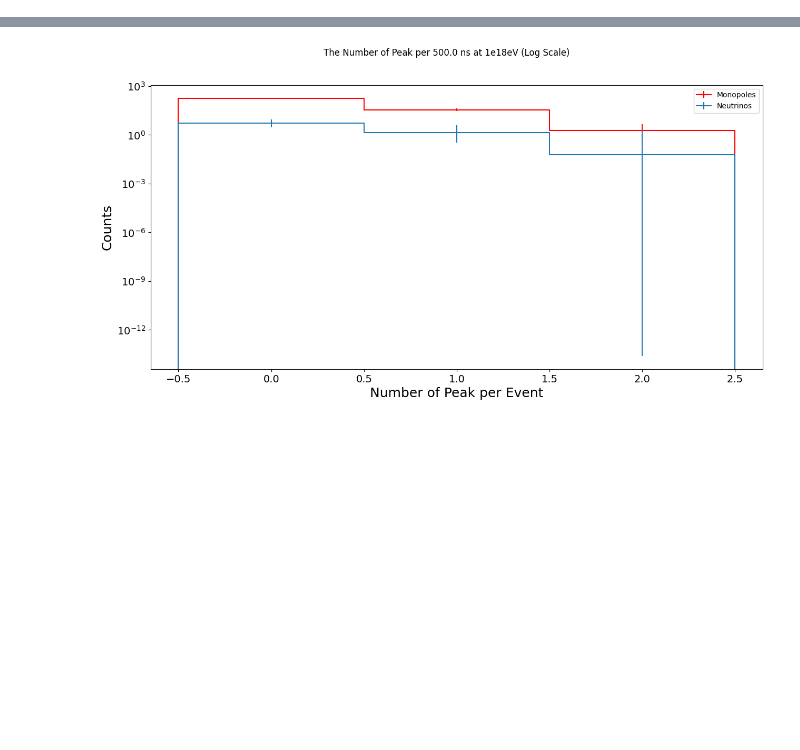
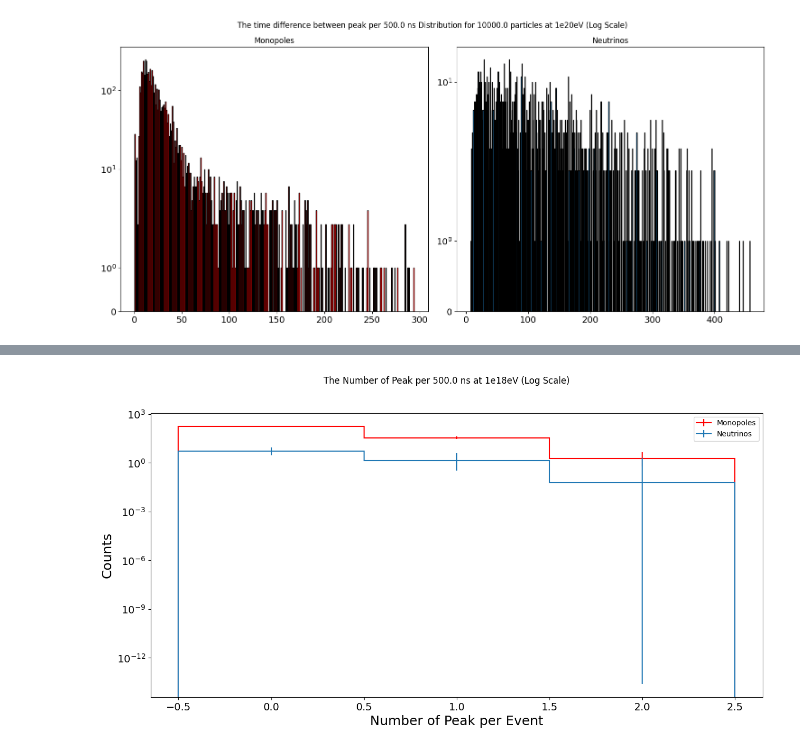
Before and after one commit to Teikiet/Monopoles_TK, a Jupyter notebook: Analyzing/Testing.ipynb, the cells around one changed output, grey strips where cells are left out. Cells and saved outputs as stored; diff of their text form; code cells hidden in the pictures; blank space fills up the shorter version.

```diff
--- a/Analyzing/Testing.ipynb
+++ b/Analyzing/Testing.ipynb
@@ -114,3 +115,47 @@ Number of peak: 97.0 Mean noise: 1.0661514487245145e-05
+# %%
+import numpy as np
+import matplotlib.pyplot as plt
+
+# Data for histograms
+data1 = T1
+data2 = T2
+
+# Determine the common bin edges
+bin_min = min(np.min(data1), np.min(data2))
+bin_max = max(np.max(data1), np.max(data2))
+num_bins = 20
+bin_edges = np.linspace(bin_min, bin_max, num_bins + 1)
+
+# Create a figure and set up subplots
+fig, axs = plt.subplots(1, 2, figsize=(15, 7))
+
+# Plot the first histogram with log scale on y-axis
+#axs[0].hist(data1, alpha=0.7, color='blue', edgecolor='black')
+h1 = axs[0].hist(data1, bins=int(max(data1)-min(data1))+1, range=(min(data1)-0.5, max(data1)+0.5), rwidth=0.8, edgecolor='black', color='red')
+
+#axs[0].errorbar(h1[1][:-1]+0.5, h1[0], yerr=np.sqrt(h1[0]), fmt='none', color='black', capsize=10)
+axs[0].set_title('Monopoles')
+axs[0].set_yscale('symlog')
+
+# Plot the second histogram with log scale on y-axis
+#axs[1].hist(data2, alpha=0.7, color='red', edgecolor='black')
+h2 = axs[1].hist(data2, bins=int(max(data2)-min(data2))+1, range=(min(data2)-0.5, max(data2)+0.5), rwidth=0.8, edgecolor='black')
+#axs[1].errorbar(h2[1][:-1]+0.5, h2[0], yerr=np.sqrt(h2[0]), fmt='none', color='black', capsize=10)
+axs[1].set_title('Neutrinos')
+axs[1].set_yscale('symlog')
+# Set the y-axis limit to be the same for both subplots
+max_value = max(np.max(np.histogram(data1, bins=bin_edges)[0]), np.max(np.histogram(data2, bins=bin_edges)[0]))
+#for ax in axs:
+    #ax.set_ylim([0, max_value*1.2])
+
+# Add labels and title to the figure
+fig.suptitle(f'The time difference between peak per {sample_size*0.625} ns Distribution for {num} particles at 1e{E}eV (Log Scale)')
+plt.tight_layout()
+
+# Show the plot
+plt.show()
+# %% [output]
+[figure, added]
 # %%
 import numpy as np
 import matplotlib.pyplot as plt
```
Also changed, not shown: parts of 6 cells of this notebook, 2 other files.
